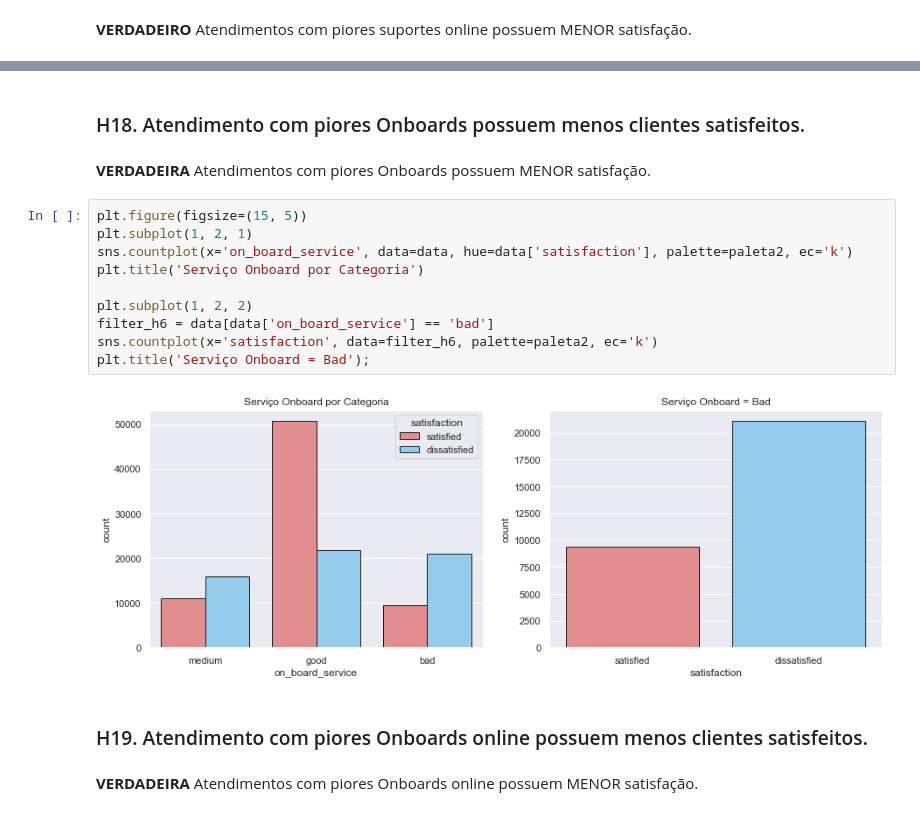
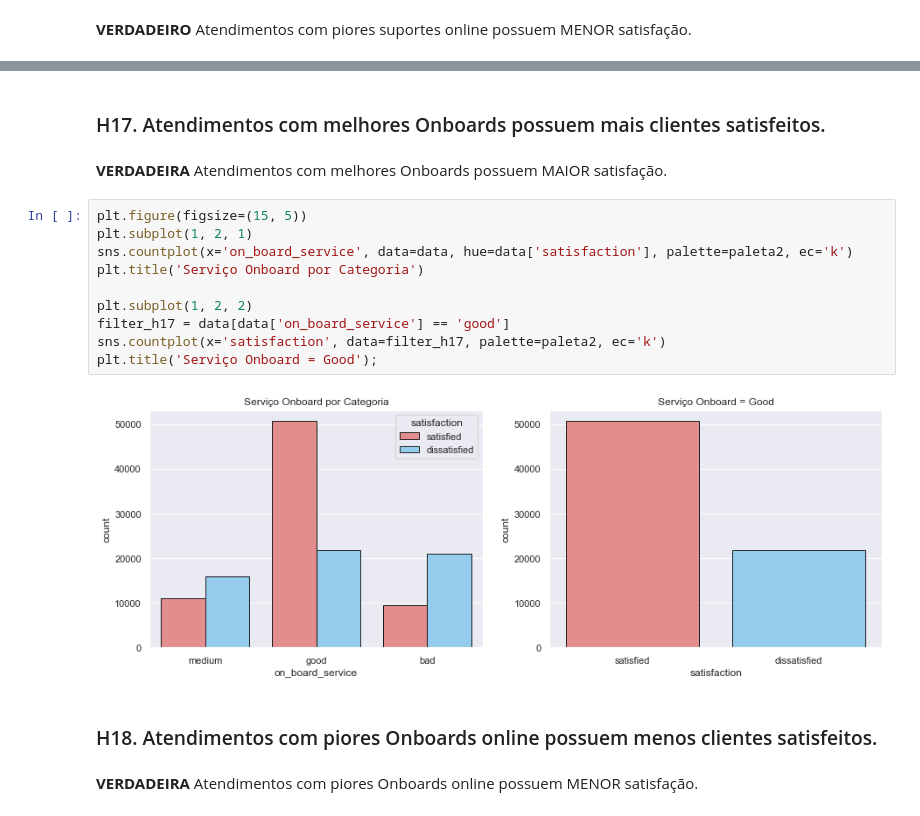
Before and after one commit to Jhonatanslopes/Airline-Customer-Satisfaction, a Jupyter notebook: analysis_satisfaction.ipynb, the cells around one changed output, grey strips where cells are left out. Drawn from its saved outputs; the diff is of its cells as text.

```diff
--- a/analysis_satisfaction.ipynb
+++ b/analysis_satisfaction.ipynb
@@ -813,23 +792,23 @@ plt.title('Suporte Online = Bad');
 # %% [output]
 [figure]
 # %% [markdown]
-### H18. Atendimento com piores Onboards possuem menos clientes satisfeitos.
+### H17. Atendimentos com melhores Onboards possuem mais clientes satisfeitos.
 # %% [markdown]
-**VERDADEIRA** Atendimentos com piores Onboards possuem MENOR satisfação.
+**VERDADEIRA** Atendimentos com melhores Onboards possuem MAIOR satisfação.
 # %%
 plt.figure(figsize=(15, 5))
 plt.subplot(1, 2, 1)
 sns.countplot(x='on_board_service', data=data, hue=data['satisfaction'], palette=paleta2, ec='k')
 plt.title('Serviço Onboard por Categoria')
 
 plt.subplot(1, 2, 2)
-filter_h6 = data[data['on_board_service'] == 'bad']
-sns.countplot(x='satisfaction', data=filter_h6, palette=paleta2, ec='k')
-plt.title('Serviço Onboard = Bad');
+filter_h17 = data[data['on_board_service'] == 'good']
+sns.countplot(x='satisfaction', data=filter_h17, palette=paleta2, ec='k')
+plt.title('Serviço Onboard = Good');
 # %% [output]
-[figure, old version]
+[figure, new version]
 # %% [markdown]
-### H19. Atendimento com piores Onboards online possuem menos clientes satisfeitos.
+### H18. Atendimentos com piores Onboards online possuem menos clientes satisfeitos.
 # %% [markdown]
 **VERDADEIRA** Atendimentos com piores Onboards online possuem MENOR satisfação.
 # %%
```
Also changed, not shown: parts of 40 cells of this notebook.
